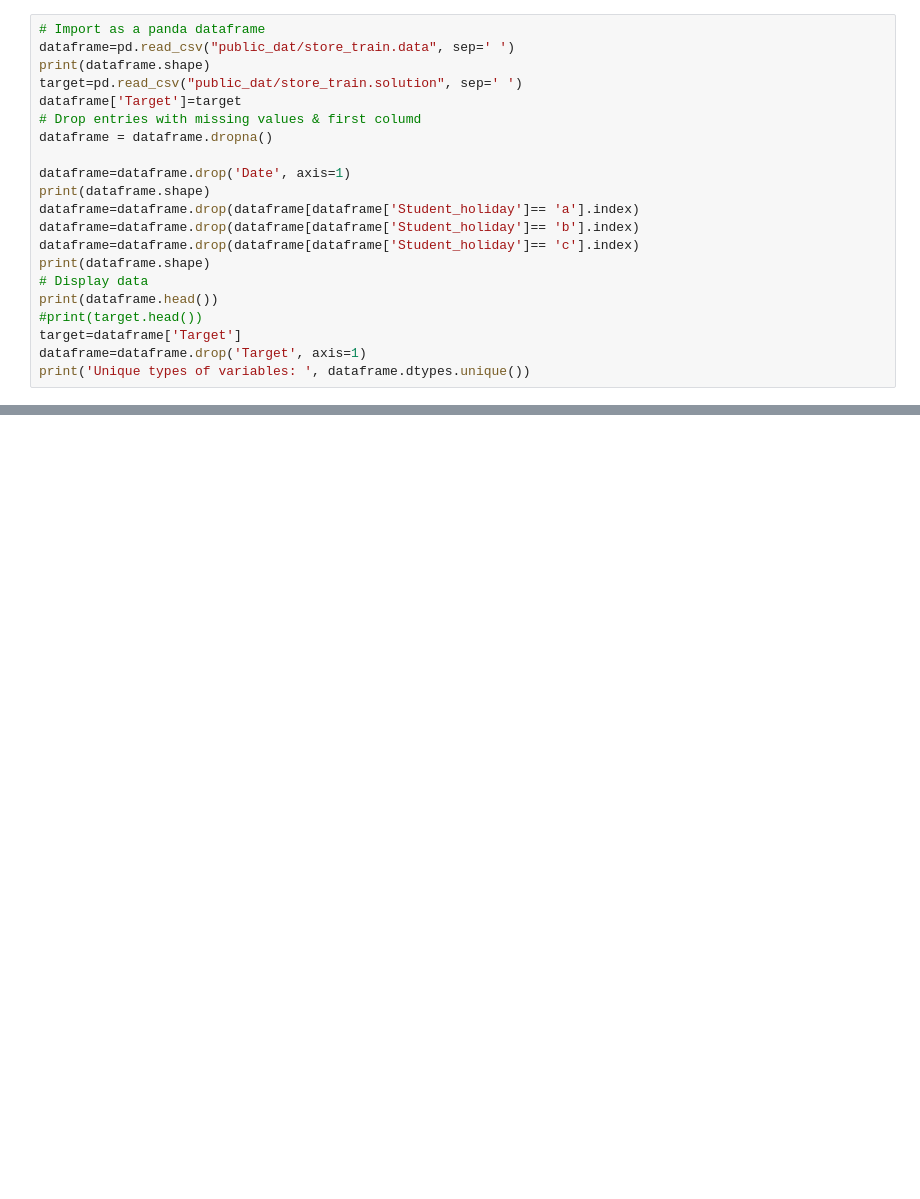
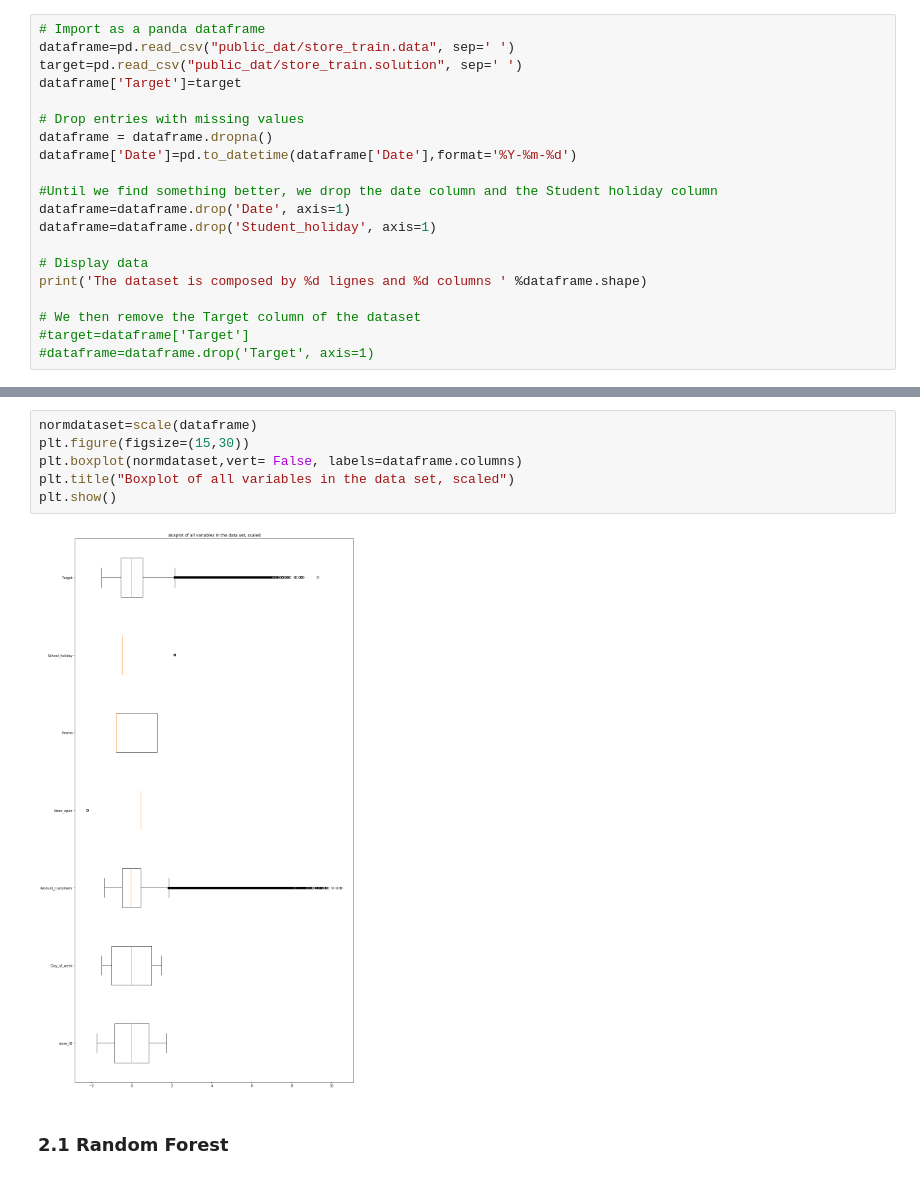
Before and after one commit to Antoine-Le-Lay/BigData, a Jupyter notebook: Prediction de ventes.ipynb, the cells around one changed output, grey strips where cells are left out. Cells and saved outputs as stored; diff of their text form; blank space fills up the shorter version.

```diff
--- a/Prediction de ventes.ipynb
+++ b/Prediction de ventes.ipynb
@@ -13,22 +22,21 @@ from sklearn.ensemble import RandomForestClassifier
 # %%
 # Import as a panda dataframe
 dataframe=pd.read_csv("public_dat/store_train.data", sep=' ')
-print(dataframe.shape)
 target=pd.read_csv("public_dat/store_train.solution", sep=' ')
 dataframe['Target']=target
-# Drop entries with missing values & first columd
+
+# Drop entries with missing values
 dataframe = dataframe.dropna()
+dataframe['Date']=pd.to_datetime(dataframe['Date'],format='%Y-%m-%d')
 
+#Until we find something better, we drop the date column and the Student holiday column
 dataframe=dataframe.drop('Date', axis=1)
-print(dataframe.shape)
-dataframe=dataframe.drop(dataframe[dataframe['Student_holiday']== 'a'].index)
-dataframe=dataframe.drop(dataframe[dataframe['Student_holiday']== 'b'].index)
-dataframe=dataframe.drop(dataframe[dataframe['Student_holiday']== 'c'].index)
-print(dataframe.shape)
+dataframe=dataframe.drop('Student_holiday', axis=1)
+
 # Display data
-print(dataframe.head())
-#print(target.head())
-target=dataframe['Target']
-dataframe=dataframe.drop('Target', axis=1)
-print('Unique types of variables: ', dataframe.dtypes.unique())
+print('The dataset is composed by %d lignes and %d columns ' %dataframe.shape)
+
+# We then remove the Target column of the dataset
+#target=dataframe['Target']
+#dataframe=dataframe.drop('Target', axis=1)
 # %% [output]
@@ -58,0 +56,10 @@ rfc.fit(train_X,train_y)
+# %%
+normdataset=scale(dataframe)
+plt.figure(figsize=(15,30))
+plt.boxplot(normdataset,vert= False, labels=dataframe.columns)
+plt.title("Boxplot of all variables in the data set, scaled")
+plt.show()
+# %% [output]
+[figure, added]
+# %% [markdown]
+<h3> 2.1 Random Forest <h3>
```
Also changed, not shown: parts of 14 cells of this notebook.
